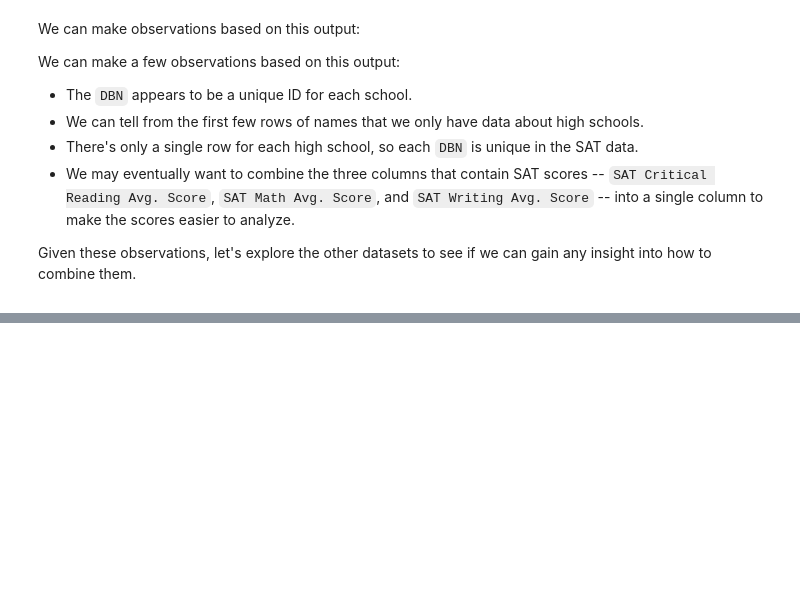
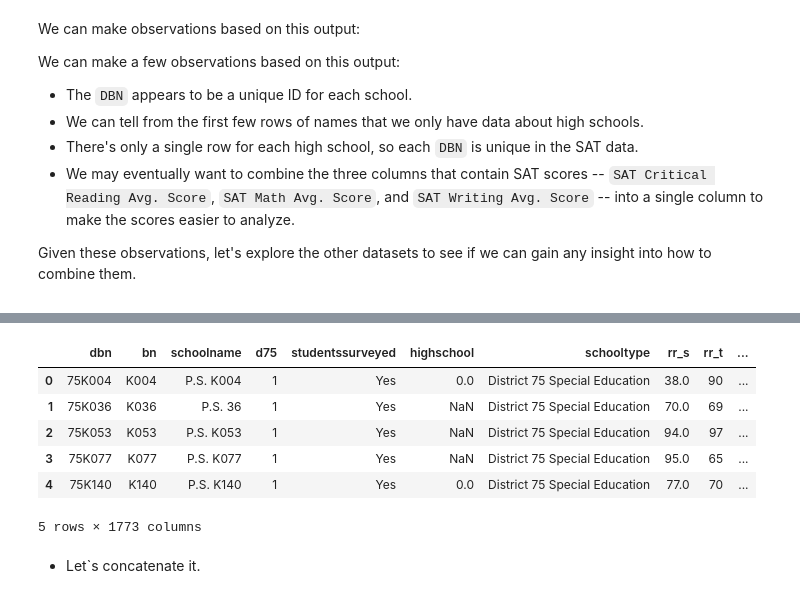
Before and after one commit to albertjimrod/Data-science-projects, a Jupyter notebook: 03_Data_Cleaning/Analyzing NYC High School Data/Analyzing_NYC_High_School_Data.ipynb, the cells around one changed output, grey strips where cells are left out. Cells and saved outputs as stored; diff of their text form; code cells hidden in the pictures; blank space fills up the shorter version.

```diff
--- a/03_Data_Cleaning/Analyzing NYC High School Data/Analyzing_NYC_High_School_Data.ipynb
+++ b/03_Data_Cleaning/Analyzing NYC High School Data/Analyzing_NYC_High_School_Data.ipynb
@@ -286,0 +324,12 @@ dataset: ap_2010       DBN                             SchoolName AP Test Takers
+# %%
+survey_d75.head(5)
+# %% [output]
+|  | dbn | bn | schoolname | d75 | studentssurveyed | highschool | schooltype | rr_s | rr_t | ... |
+| 0 | 75K004 | K004 | P.S. K004 | 1 | Yes | 0.0 | District 75 Special Education | 38.0 | 90 | ... |
+| 1 | 75K036 | K036 | P.S. 36 | 1 | Yes | NaN | District 75 Special Education | 70.0 | 69 | ... |
+| 2 | 75K053 | K053 | P.S. K053 | 1 | Yes | NaN | District 75 Special Education | 94.0 | 97 | ... |
+| 3 | 75K077 | K077 | P.S. K077 | 1 | Yes | NaN | District 75 Special Education | 95.0 | 65 | ... |
+| 4 | 75K140 | K140 | P.S. K140 | 1 | Yes | 0.0 | District 75 Special Education | 77.0 | 70 | ... |
+5 rows × 1773 columns
+# %% [markdown]
+- Let`s concatenate it.
```
Also changed, not shown: parts of 32 cells of this notebook, 1 other file.
